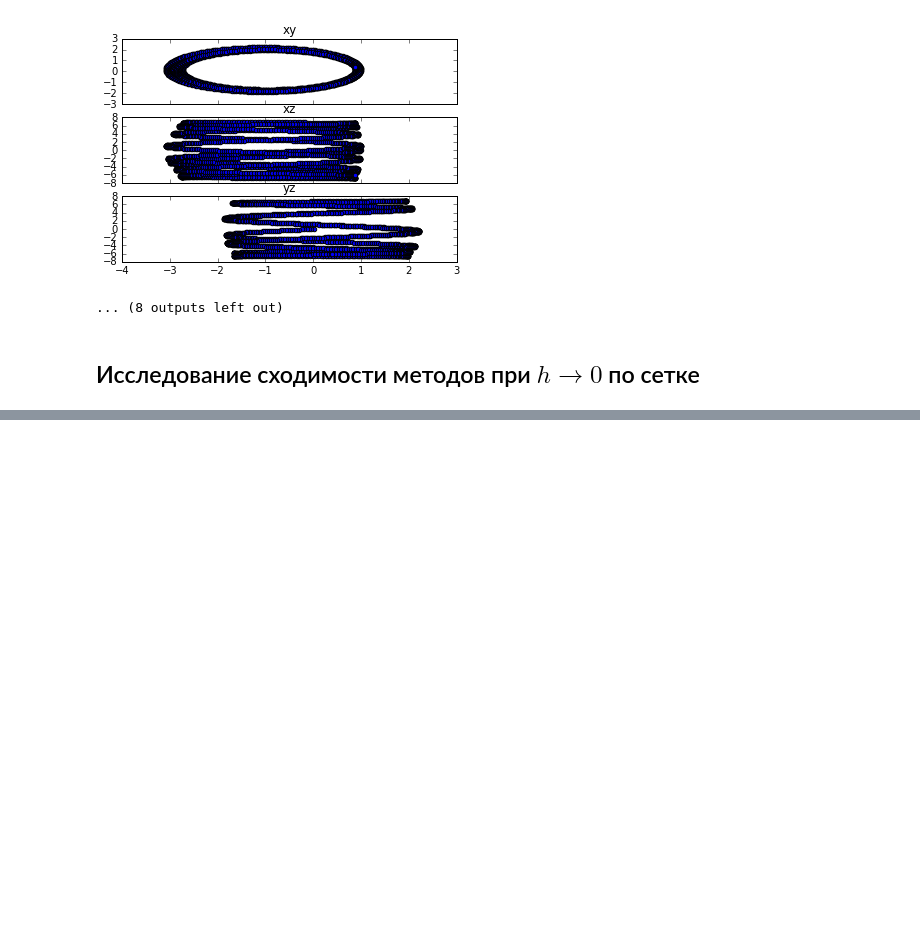
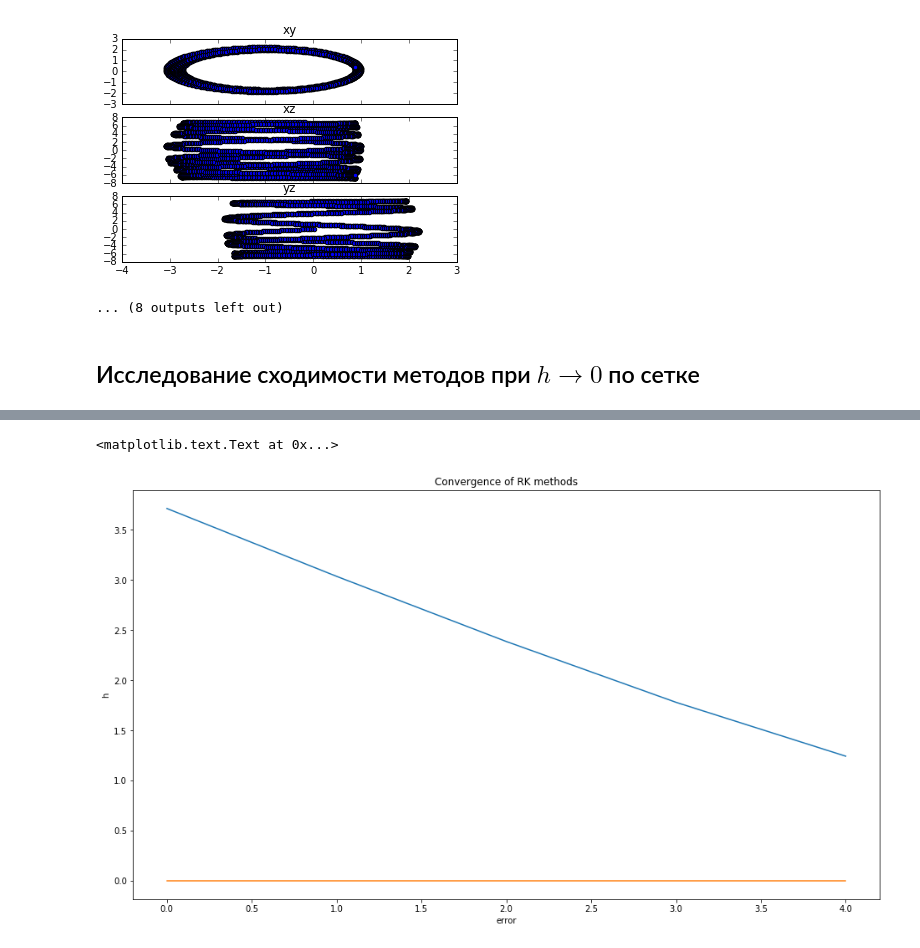
Before and after one commit to aksholokhov/mipt-compmath2016, a Jupyter notebook: Coursach.ipynb, the cells around one changed output, grey strips where cells are left out. Saved outputs shown, nothing was run; the diff lists cells and outputs as text; code cells hidden in the pictures; blank space fills up the shorter version.

Commit message:
Add converge (h -> 0)  analysis

```diff
--- a/Coursach.ipynb
+++ b/Coursach.ipynb
@@ -307,0 +352,42 @@ traectories_rk4 = [getParticleTraectory(rk4, N_iter, point, h) for point in part
+# %%
+convergence_rk4 = []
+for i, (a, b) in enumerate(zip(conv_data_rk4, conv_data_rk4[1:])):
+    x0 = []
+    y0 = []
+    z0 = []
+    x1 = []
+    y1 = []
+    z1 = []
+    step = 2**i
+    for j in range(N_iter):
+        x0.append(a[0][j*step])
+        y0.append(a[1][j*step])
+        z0.append(a[2][j*step])
+
+    step = 2**(i+1)
+    for j in range(N_iter):
+        x1.append(b[0][j*step])
+        y1.append(b[1][j*step])
+        z1.append(b[2][j*step])
+
+    x0 = array(x0)
+    y0 = array(y0)
+    z0 = array(z0)
+    x1 = array(x1)
+    y1 = array(y1)
+    z1 = array(z1)
+
+    convergence_rk4.append(sum(sqrt((x1-x0)**2 + (y1-y0)**2 + (z1-z0)**2)))
+# %%
+fig = plt.figure(figsize=(16, 9))
+ax = fig.add_subplot(111)
+ax.plot(array(convergence_rk1))
+ax.plot(array(convergence_rk4))
+
+ax.set_xlabel("error")
+ax.set_ylabel("h")
+
+ax.set_title("Convergence of RK methods")
+# %% [output]
+<matplotlib.text.Text at 0x...>
+[figure, added]
```
Also changed, not shown: parts of 12 cells of this notebook.
